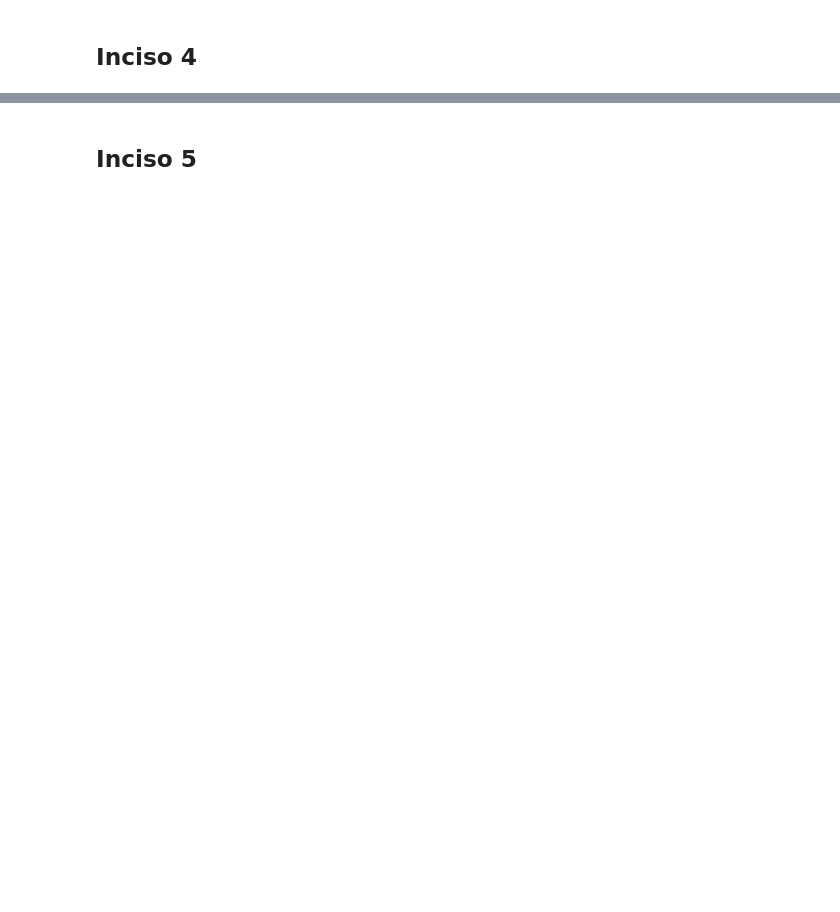
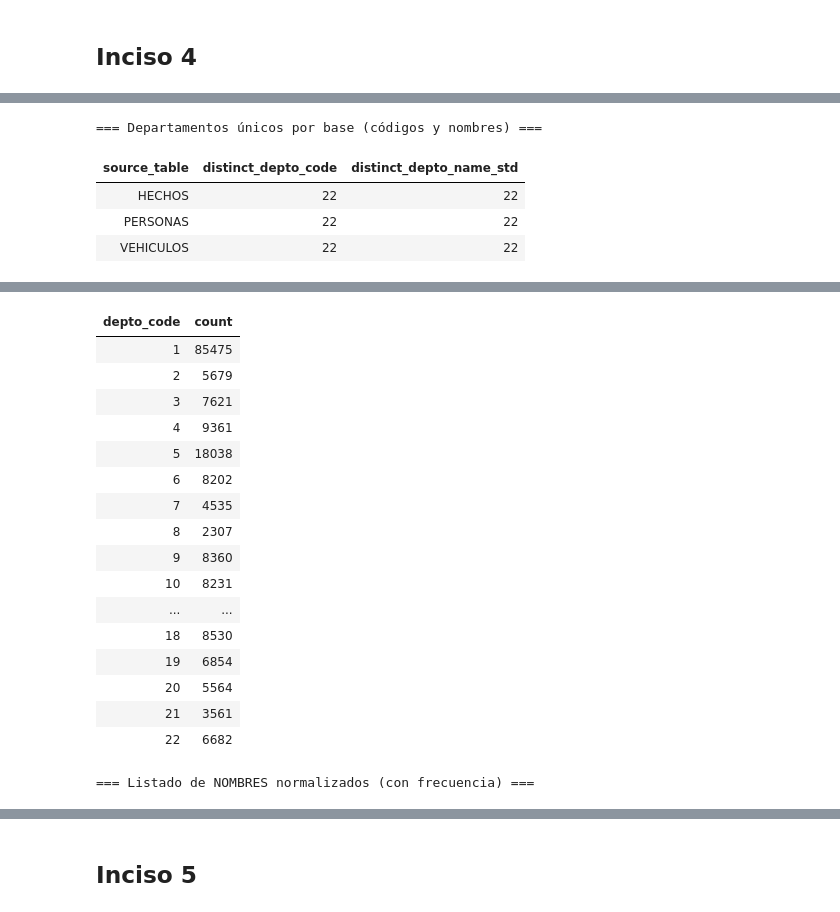
Before and after one commit to Hayser8/lab8, a Jupyter notebook: Lab8.ipynb, the cells around one changed output, grey strips where cells are left out. Drawn from its saved outputs; the diff is of its cells as text; code cells hidden in the pictures; blank space fills up the shorter version.

```diff
--- a/Lab8.ipynb
+++ b/Lab8.ipynb
@@ -905,0 +625,60 @@ Tipo_eve: etiquetas distintas (std): 11
+# %%
+# INCISO 4 — ¿Cuántos departamentos únicos aparecen en las bases?
+# Usa la tabla unificada "master_unico" ya cargada en la sesión.
+
+from pyspark.sql import functions as F
+
+# 1) DataFrame base
+df = spark.table("master_unico")
+
+# Normalización suave del nombre (por si hay espacios/acentos inconsistentes)
+df_norm = (
+    df.withColumn("depto_name_std", F.upper(F.trim(F.col("depto_name_std"))))
+)
+
+# 2) Conteo por 'source_table' (HECHOS, PERSONAS, VEHICULOS)
+by_source = (
+    df_norm.groupBy("source_table")
+           .agg(
+               F.countDistinct("depto_code").alias("distinct_depto_code"),
+               F.countDistinct("depto_name_std").alias("distinct_depto_name_std")
+           )
+           .orderBy("source_table")
+)
+
+print("=== Departamentos únicos por base (códigos y nombres) ===")
+display(by_source)
+
+# 3) Conteo TOTAL en el master_unico (sin separar por base)
+total_dist = df_norm.agg(
+    F.countDistinct("depto_code").alias("distinct_depto_code_total"),
+    F.countDistinct("depto_name_std").alias("distinct_depto_name_std_total")
+)
+
+print("\n=== Departamentos únicos en TODAS las bases (total master_unico) ===")
+total_dist.show(truncate=False)
+
+# 4) (Opcional) Listado detallado para revisión de cobertura
+print("\n=== Listado de CÓDIGOS de departamento (con frecuencia) ===")
+codes_counts = (
+    df_norm.filter(F.col("depto_code").isNotNull())
+           .groupBy("depto_code")
+           .agg(F.count("*").alias("count"))
+           .orderBy(F.col("depto_code").cast("int"))
+)
+display(codes_counts)
+
+print("\n=== Listado de NOMBRES normalizados (con frecuencia) ===")
+names_counts = (
+    df_norm.filter(F.col("depto_name_std").isNotNull())
+           .groupBy("depto_name_std")
+           .agg(F.count("*").alias("count"))
+           .orderBy("depto_name_std")
+)
+display(names_counts)
+# %% [output]
+=== Departamentos únicos por base (códigos y nombres) ===
+| source_table | distinct_depto_code | distinct_depto_name_std |
+| HECHOS | 22 | 22 |
+| PERSONAS | 22 | 22 |
+| VEHICULOS | 22 | 22 |
@@ -905,0 +694,18 @@ Tipo_eve: etiquetas distintas (std): 11
+| depto_code | count |
+| 1 | 85475 |
+| 2 | 5679 |
+| 3 | 7621 |
+| 4 | 9361 |
+| 5 | 18038 |
+| 6 | 8202 |
+| 7 | 4535 |
+| 8 | 2307 |
+| 9 | 8360 |
+| 10 | 8231 |
+| ... | ... |
+| 18 | 8530 |
+| 19 | 6854 |
+| 20 | 5564 |
+| 21 | 3561 |
+| 22 | 6682 |
+=== Listado de NOMBRES normalizados (con frecuencia) ===
```
Also changed, not shown: parts of 28 cells of this notebook, 2 other files.
